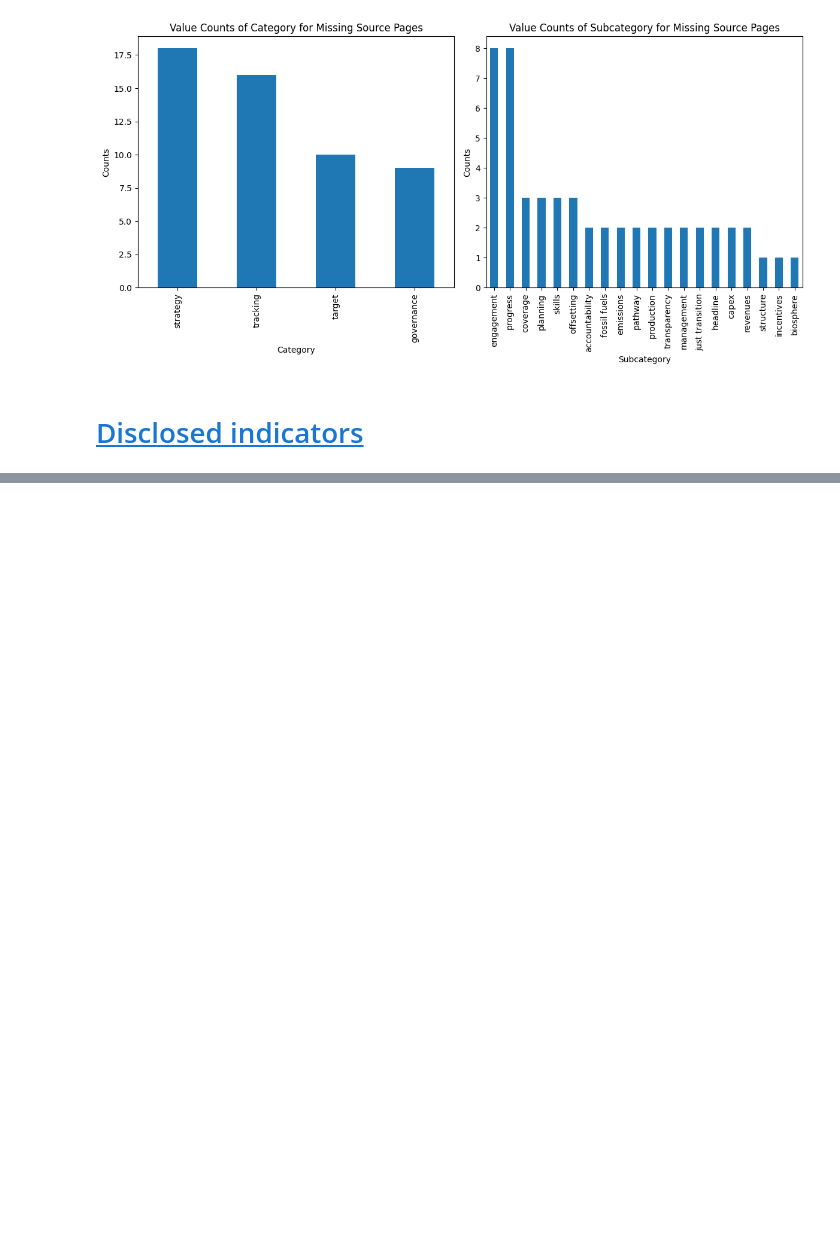
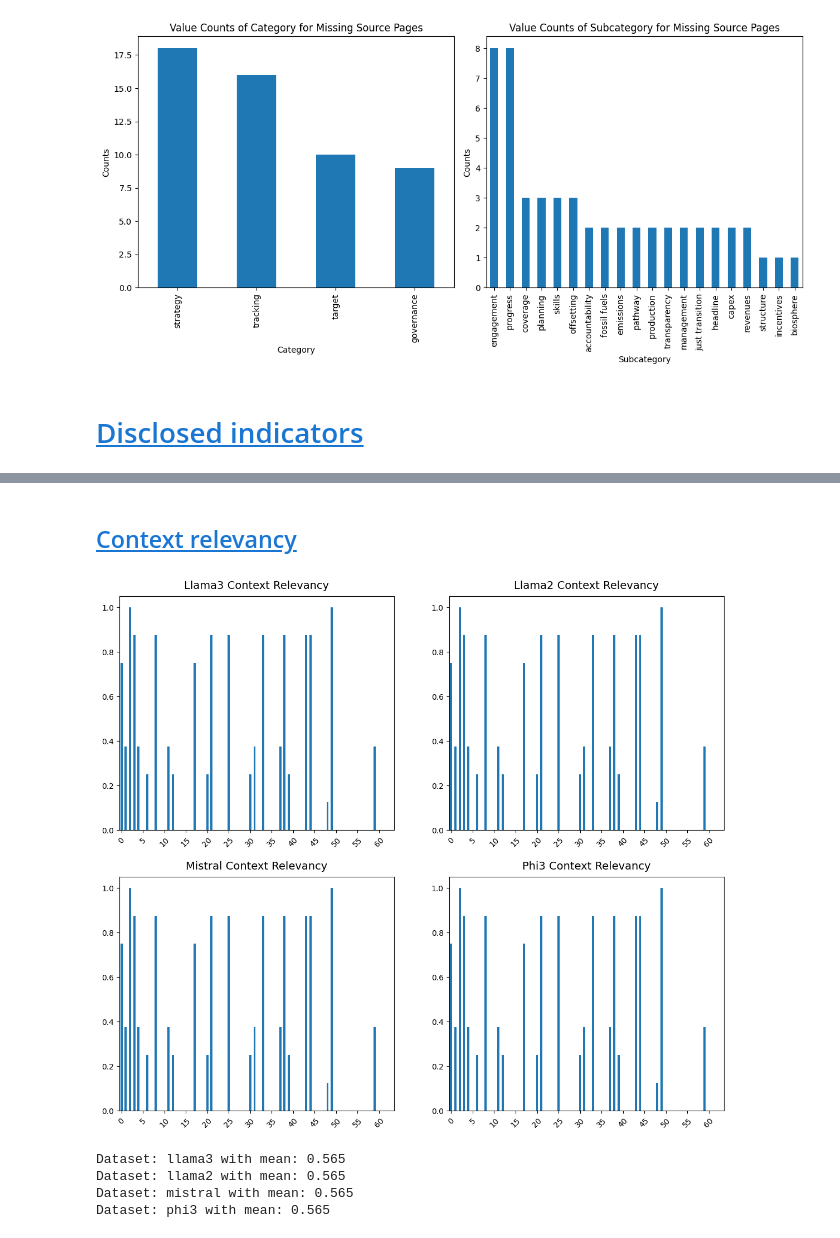
Before and after one commit to avhou/CSAI-groepswerk, a Jupyter notebook: src/stats_hm.ipynb, the cells around one changed output, grey strips where cells are left out. Drawn from its saved outputs; the diff is of its cells as text; code cells hidden in the pictures; blank space fills up the shorter version.

```diff
--- a/src/stats_hm.ipynb
+++ b/src/stats_hm.ipynb
@@ -410,0 +342,31 @@ plt.show()
+# %% [markdown]
+## <a id='toc5_2_'></a>[Context relevancy](#toc0_)
+# %%
+datasets = ['llama3', 'llama2', 'mistral', 'phi3']
+
+fig, axes = plt.subplots(2, 2, figsize=(14, 12))
+axes = axes.flatten()
+
+for i, dataset in enumerate(datasets):
+    ax = getattr(eval(dataset), "context_relevancy_score").plot(kind="bar", ax=axes[i], title=f"{dataset.capitalize()} Context Relevancy")
+
+    x_labels = ax.get_xticklabels()
+    x_positions = range(len(x_labels))
+
+    ax.set_xticks([x for i, x in enumerate(x_positions) if i % 5 == 0])
+    ax.set_xticklabels([label.get_text() for i, label in enumerate(x_labels) if i % 5 == 0], rotation=45)
+
+    ax.set_title(f"{dataset.capitalize()} Context Relevancy", fontsize=14, pad=10)
+    ax.tick_params(axis='both', labelsize=10)
+
+plt.show()
+# %% [output]
+[figure, added]
+# %%
+for dataset in datasets:
+    print(f"Dataset: {dataset} with mean: {getattr(eval(dataset), "context_relevancy_score").mean()}")
+# %% [output]
+Dataset: llama3 with mean: 0.565
+Dataset: llama2 with mean: 0.565
+Dataset: mistral with mean: 0.565
+Dataset: phi3 with mean: 0.565
```
Also changed, not shown: parts of 23 cells of this notebook, 1 other file.
